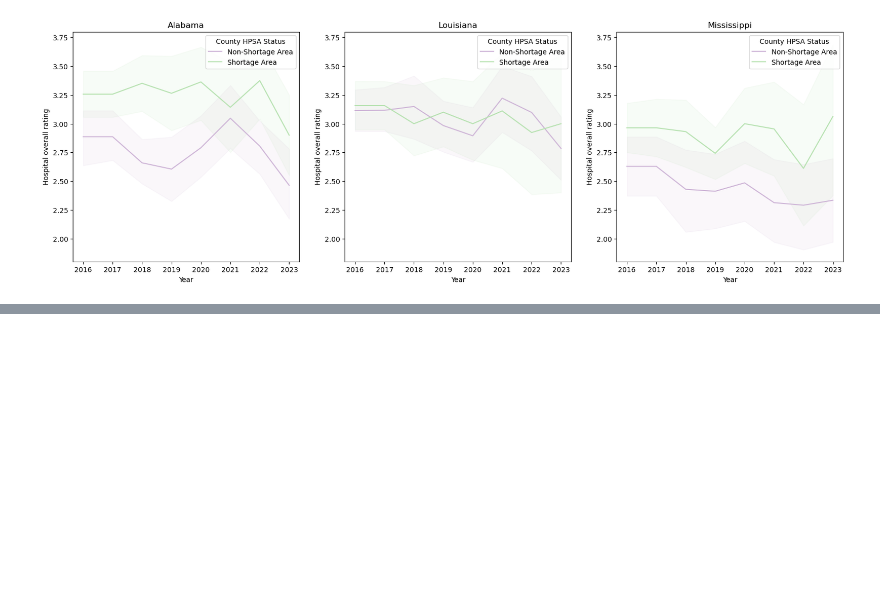
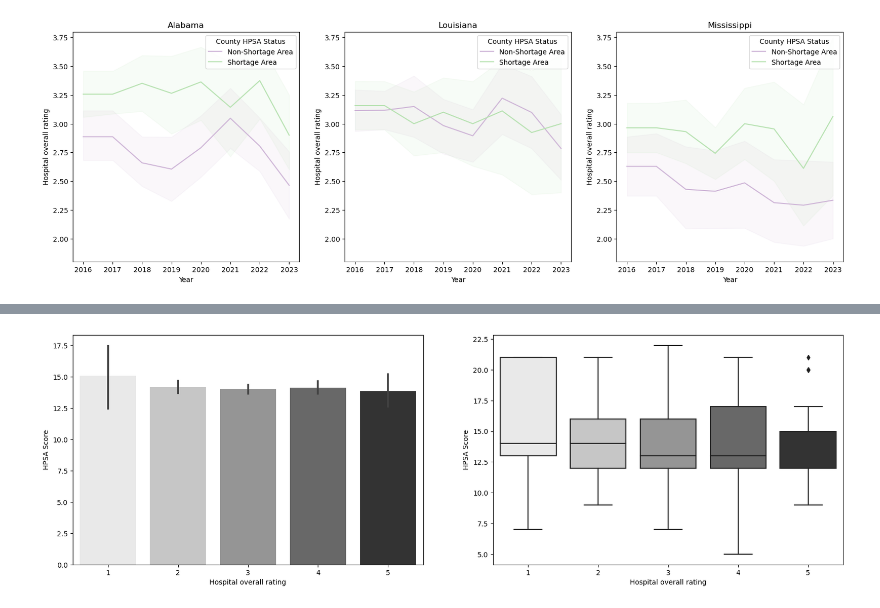
Before and after one commit to valeriemagalong/Healthcare-Shortages, a Jupyter notebook: cms_eda.ipynb, the cells around one changed output, grey strips where cells are left out. Saved outputs shown, nothing was run; the diff lists cells and outputs as text; code cells hidden in the pictures; blank space fills up the shorter version.

Commit message:
Create plots for median HPSA Score by hospital star level and state, and zero in on specific facilities in Mississippi with lowest star ratings and highest HPSA scores

```diff
--- a/cms_eda.ipynb
+++ b/cms_eda.ipynb
@@ -216,0 +226,6 @@ plt.show()
+# %%
+# Subset the dataset to only include rows from shortage areas
+cms_shortage = cms[cms['County HPSA Status'] == 'Shortage Area']
+
+# Check that the indexing worked
+cms_shortage['County HPSA Status'].value_counts()
@@ -216,0 +245,6 @@ plt.show()
+# %%
+# Only keep rows that have both an HPSA score and star rating
+cms_shortage = cms_shortage.dropna(subset = ['Hospital overall rating'])
+
+# # Check that the dropping of rows worked
+cms_shortage['Hospital overall rating'].isna().sum()
@@ -216,0 +264,13 @@ plt.show()
+# %%
+# Create barplot and boxplot for HPSA Score by star rating level
+plt.figure(figsize = (20, 6))
+
+plt.subplot(1, 2, 1)
+sns.barplot(cms_shortage, x = 'Hospital overall rating', y = 'HPSA Score', palette = 'Greys')
+
+plt.subplot(1, 2, 2)
+sns.boxplot(cms_shortage, x = 'Hospital overall rating', y = 'HPSA Score', palette = 'Greys')
+
+plt.show()
+# %% [output]
+[figure, added]
```
Also changed, not shown: parts of 20 cells of this notebook.
